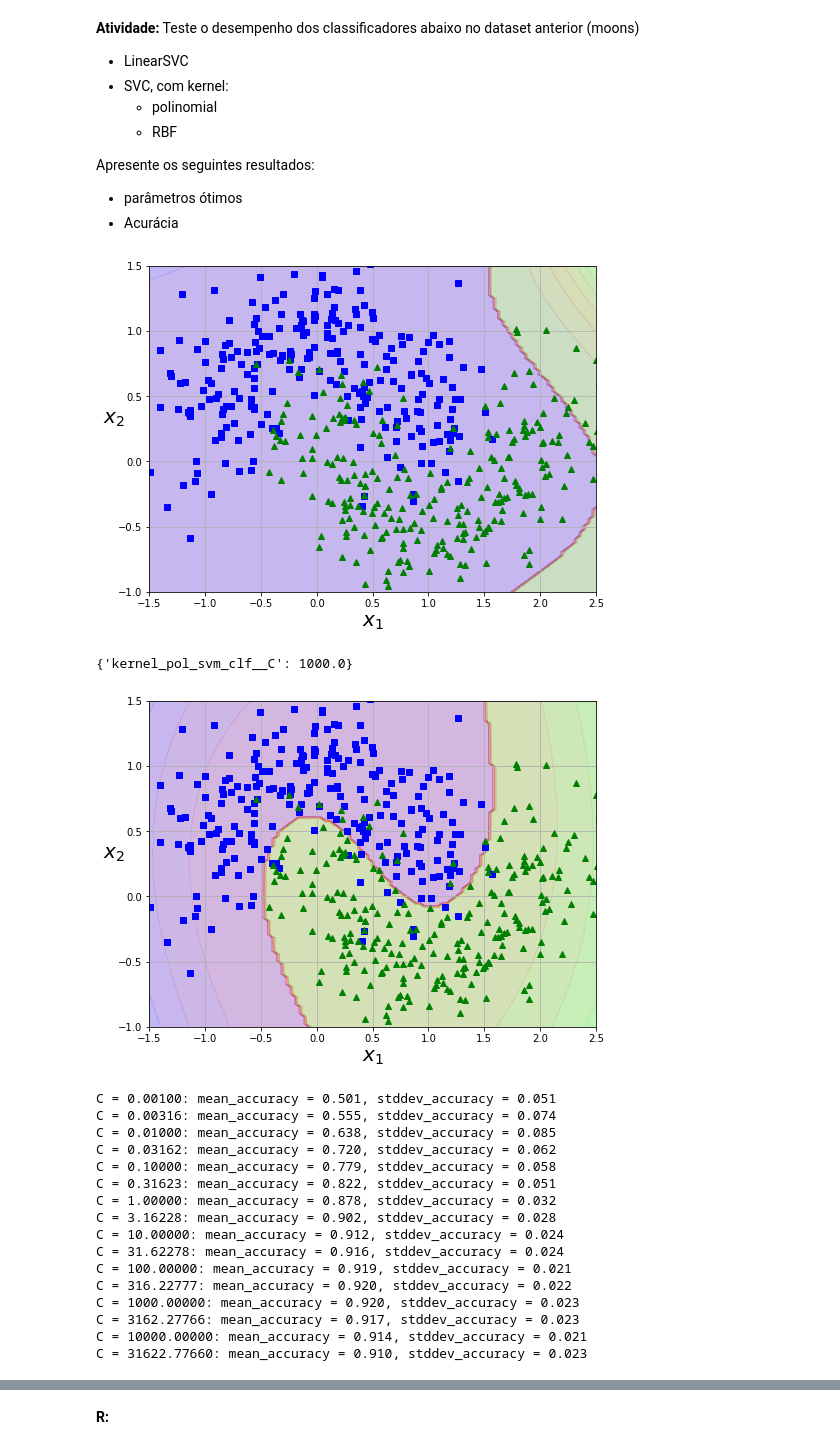
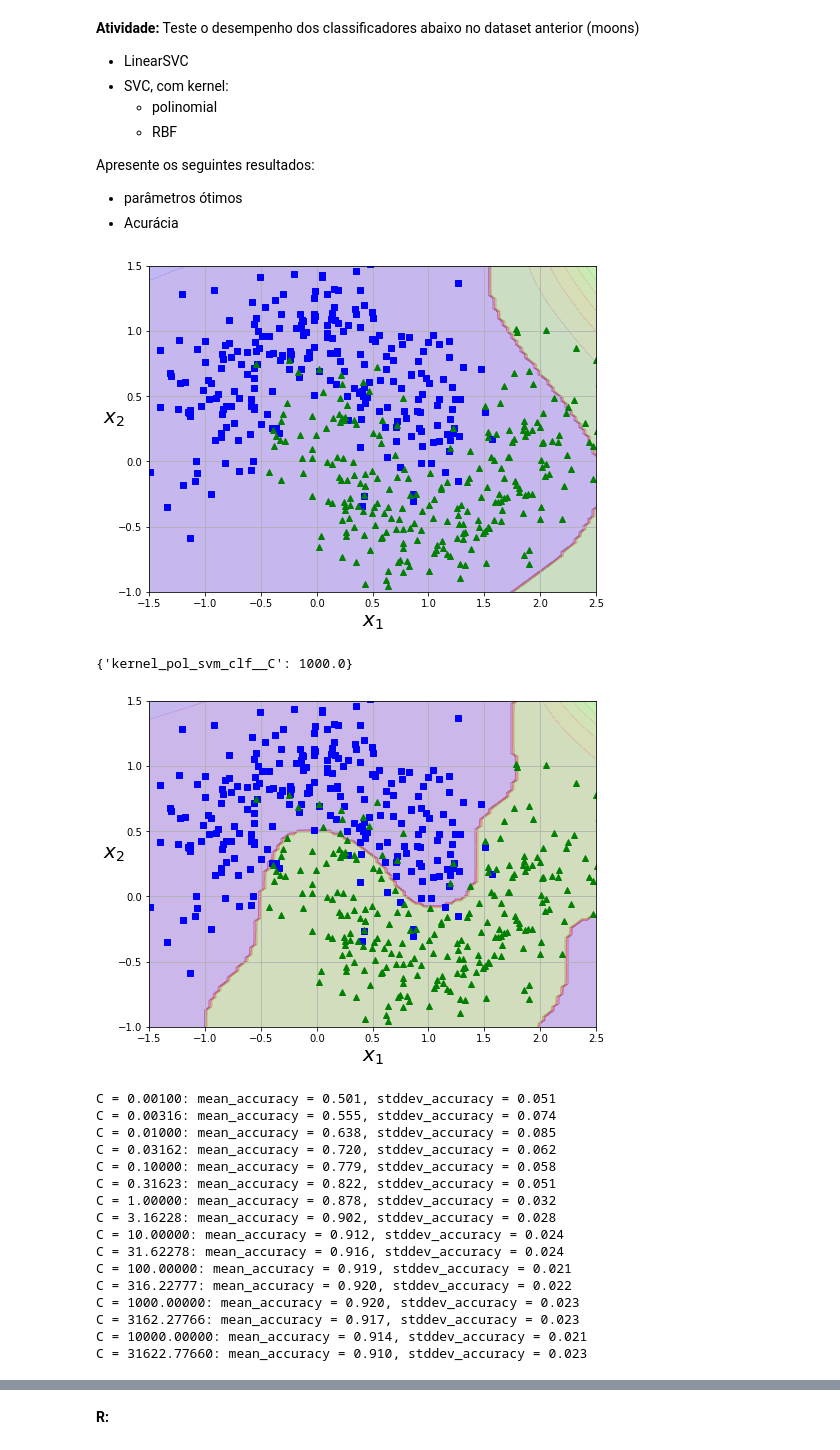
Before and after one commit to Pellizzon/MachineLearning, a Jupyter notebook: Aula10/Aula_10.ipynb, the cells around one changed output, grey strips where cells are left out. Drawn from its saved outputs; the diff is of its cells as text; code cells hidden in the pictures.

```diff
--- a/Aula10/Aula_10.ipynb
+++ b/Aula10/Aula_10.ipynb
@@ -177,35 +177,35 @@ grid_kernel_poly = GridSearchCV(
     },
     scoring='accuracy',
     cv=ShuffleSplit(n_splits=100, test_size=0.25, random_state=RANDOM_SEED),
     n_jobs=-1
 )
 grid_kernel_poly.fit(X, y)
 
 print(grid_kernel_poly.best_params_)
 
 plt.figure(figsize=(8,6))
-plot_predictions(grid, [-1.5, 2.5, -1, 1.5])
+plot_predictions(grid_kernel_poly, [-1.5, 2.5, -1, 1.5])
 plot_dataset(X, y, [-1.5, 2.5, -1, 1.5])
 plt.show()
 
 P = np.array([p['kernel_pol_svm_clf__C'] for p in grid_kernel_poly.cv_results_['params']])
 M = grid_kernel_poly.cv_results_['mean_test_score']
 S = grid_kernel_poly.cv_results_['std_test_score']
 
 for p, m, s in zip(P, M, S):
     print('C = {:.5f}: mean_accuracy = {:.3f}, stddev_accuracy = {:.3f}'.format(p, m, s))
 
 plt.figure(figsize=(8,6))
 plt.errorbar(P, M, S, capsize=4)
 plt.semilogx()
 plt.title('Accuracy from CV', fontsize=20)
 plt.xlabel(r"$C$", fontsize=20)
 plt.ylabel(r"$accuracy$", fontsize=20)
 plt.show()
 # %% [output]
 [figure]
 {'kernel_pol_svm_clf__C': 1000.0}
-[figure, old version]
+[figure, new version]
 C = 0.00100: mean_accuracy = 0.501, stddev_accuracy = 0.051
 C = 0.00316: mean_accuracy = 0.555, stddev_accuracy = 0.074
 C = 0.01000: mean_accuracy = 0.638, stddev_accuracy = 0.085
```
Also changed, not shown: parts of 12 cells of this notebook, 14 other files.
